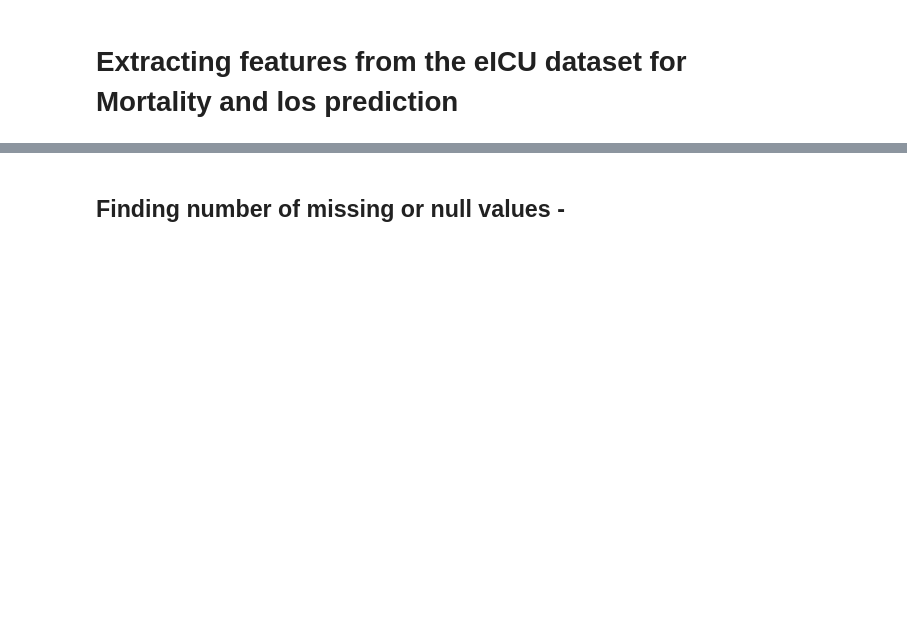
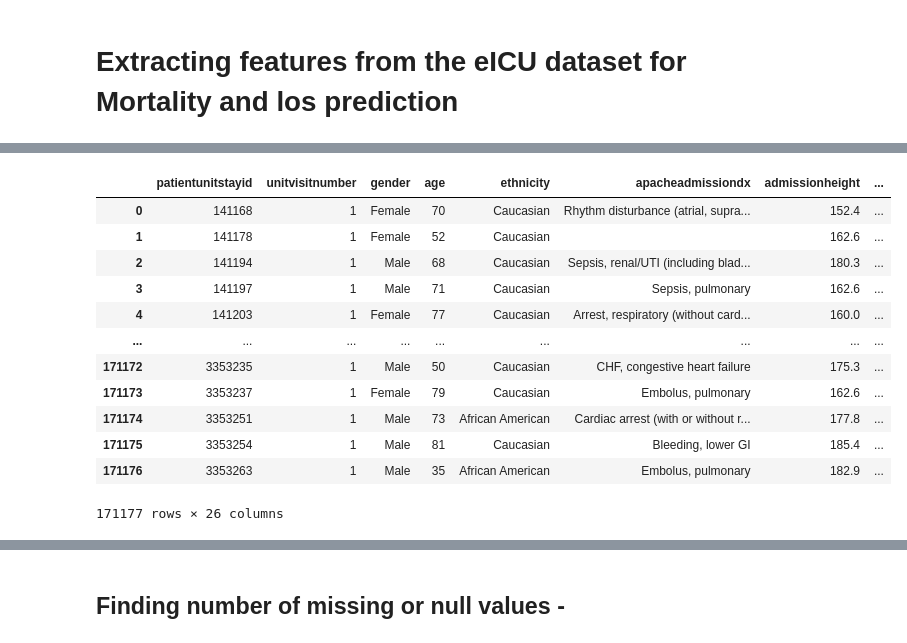
Before and after one commit to sumaiya08/clinical-decision-support, a Jupyter notebook: data-extraction/extract_features.ipynb, the cells around one changed output, grey strips where cells are left out. Cells and saved outputs as stored; diff of their text form; code cells hidden in the pictures; blank space fills up the shorter version.

```diff
--- a/data-extraction/extract_features.ipynb
+++ b/data-extraction/extract_features.ipynb
@@ -29,3 +63,21 @@ order by uniquepid
+# %%
+rawdf1 = pd.merge(left=rawdf,right=vital,how='left')
+# %%
+rawdf1
+# %% [output]
+|  | patientunitstayid | unitvisitnumber | gender | age | ethnicity | apacheadmissiondx | admissionheight | ... |
+| 0 | 141168 | 1 | Female | 70 | Caucasian | Rhythm disturbance (atrial, supra... | 152.4 | ... |
+| 1 | 141178 | 1 | Female | 52 | Caucasian |  | 162.6 | ... |
+| 2 | 141194 | 1 | Male | 68 | Caucasian | Sepsis, renal/UTI (including blad... | 180.3 | ... |
+| 3 | 141197 | 1 | Male | 71 | Caucasian | Sepsis, pulmonary | 162.6 | ... |
+| 4 | 141203 | 1 | Female | 77 | Caucasian | Arrest, respiratory (without card... | 160.0 | ... |
+| ... | ... | ... | ... | ... | ... | ... | ... | ... |
+| 171172 | 3353235 | 1 | Male | 50 | Caucasian | CHF, congestive heart failure | 175.3 | ... |
+| 171173 | 3353237 | 1 | Female | 79 | Caucasian | Embolus, pulmonary | 162.6 | ... |
+| 171174 | 3353251 | 1 | Male | 73 | African American | Cardiac arrest (with or without r... | 177.8 | ... |
+| 171175 | 3353254 | 1 | Male | 81 | Caucasian | Bleeding, lower GI | 185.4 | ... |
+| 171176 | 3353263 | 1 | Male | 35 | African American | Embolus, pulmonary | 182.9 | ... |
+171177 rows × 26 columns
 # %%
 rawdf
 # %% [output]
```
Also changed, not shown: parts of 9 cells of this notebook, 3 other files.
